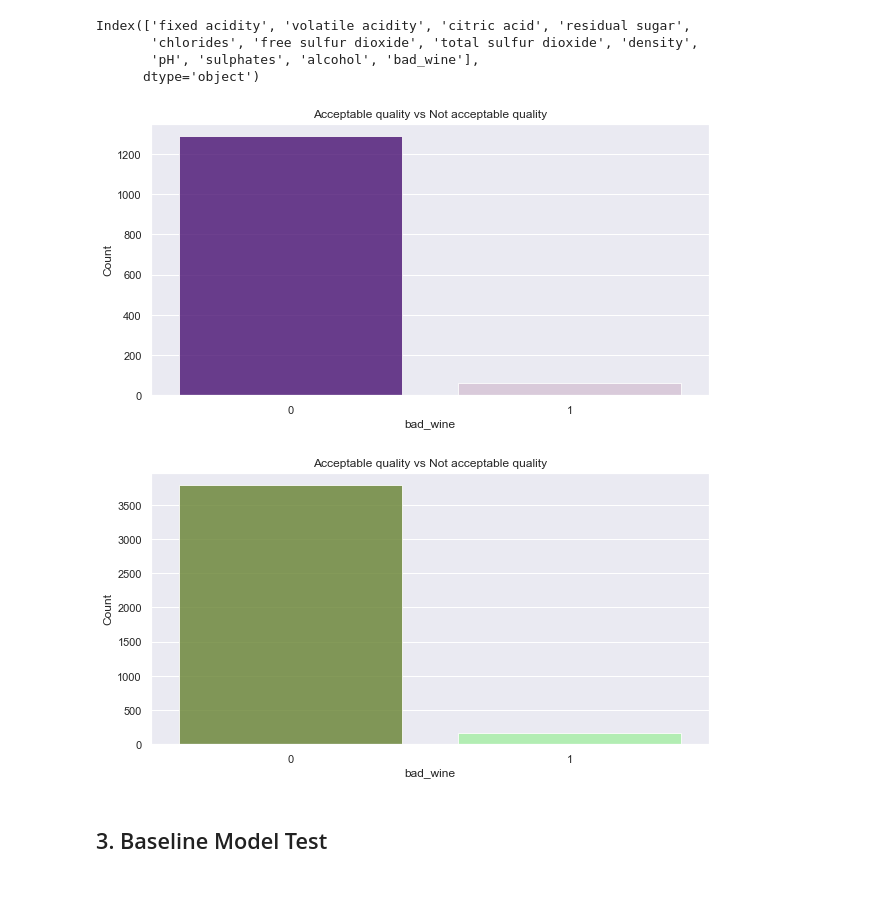
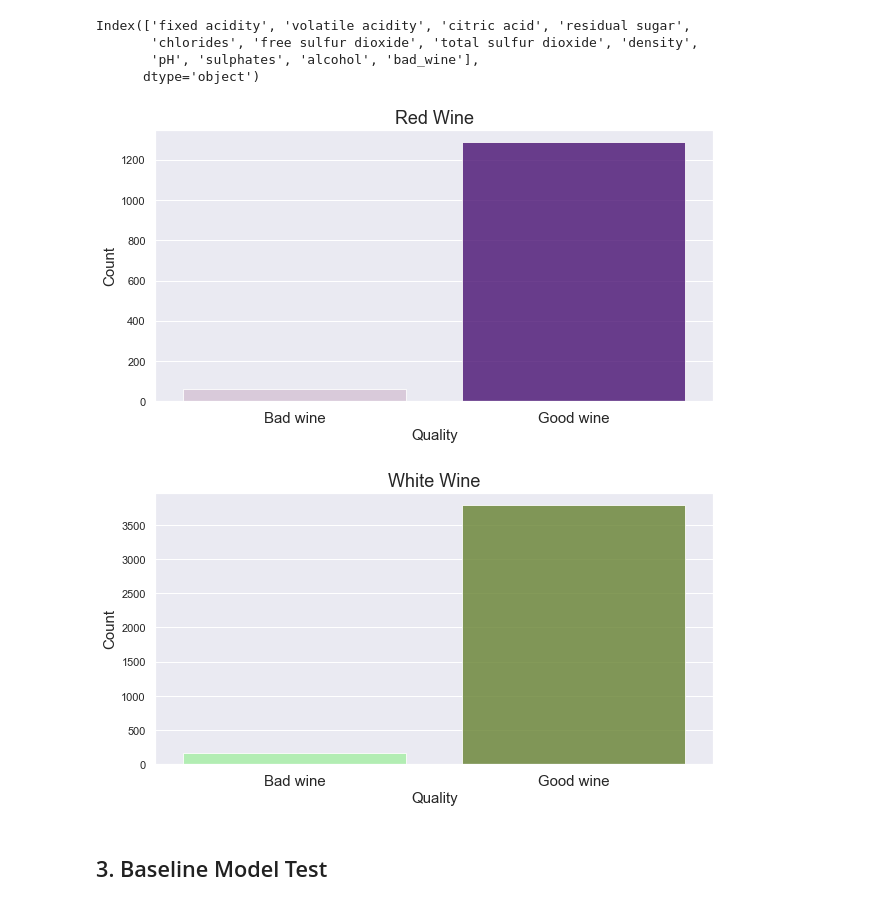
Before and after one commit to jmcneilkeller/Choosing_the_Worst_Wines, a Jupyter notebook: Mod_4_Wine_Quality.ipynb, the cells around one changed output. Saved outputs shown, nothing was run; the diff lists cells and outputs as text; code cells hidden in the pictures.

```diff
--- a/Mod_4_Wine_Quality.ipynb
+++ b/Mod_4_Wine_Quality.ipynb
@@ -826,3 +844,9 @@ for col in df_white:
 [figure]
 [figure]
 [figure]
+# %%
+# f, ax = plt.subplots(4,3,figsize = (20,16))
+plt.rcParams["patch.force_edgecolor"] = True
+
+
+sns.distplot(df_white['free sulfur dioxide'],bins=10,color='palegreen', hist_kws=dict(edgecolor="k", linewidth=2))
@@ -862,20 +889,24 @@ Index(['fixed acidity', 'volatile acidity', 'citric acid', 'residual sugar',
       dtype='object')
 # %%
 plt.figure(figsize = (10,5))
-sns.countplot(df_red['bad_wine'], alpha =.80, palette= ['indigo','thistle'])
-plt.title('Acceptable quality vs Not acceptable quality')
-plt.ylabel('Count')
+ax = sns.countplot(df_red['bad_wine'], alpha =.80, palette= ['thistle','indigo'], order=[1, 0])
+ax.set_xticklabels({'Good wine','Bad wine'}, fontsize=15)
+plt.title('Red Wine', fontsize=18)
+plt.ylabel('Count', fontsize=15)
+plt.xlabel('Quality', fontsize=15)
 plt.show()
 # %% [output]
-[figure, old version]
+[figure, new version]
 # %%
 plt.figure(figsize = (10,5))
-sns.countplot(df_white['bad_wine'], alpha =.80, palette= ['olivedrab','palegreen'])
-plt.title('Acceptable quality vs Not acceptable quality')
-plt.ylabel('Count')
+ax= sns.countplot(df_white['bad_wine'], alpha =.80, palette= ['palegreen','olivedrab'],order=[1, 0])
+ax.set_xticklabels({'Good wine','Bad wine'}, fontsize=15)
+plt.title('White Wine', fontsize=18)
+plt.ylabel('Count', fontsize=15)
+plt.xlabel('Quality', fontsize=15)
 plt.show()
 # %% [output]
-[figure, old version]
+[figure, new version]
 # %% [markdown]
 ## 3. Baseline Model Test
 # %% [markdown]
```
Also changed, not shown: parts of 21 cells of this notebook.
